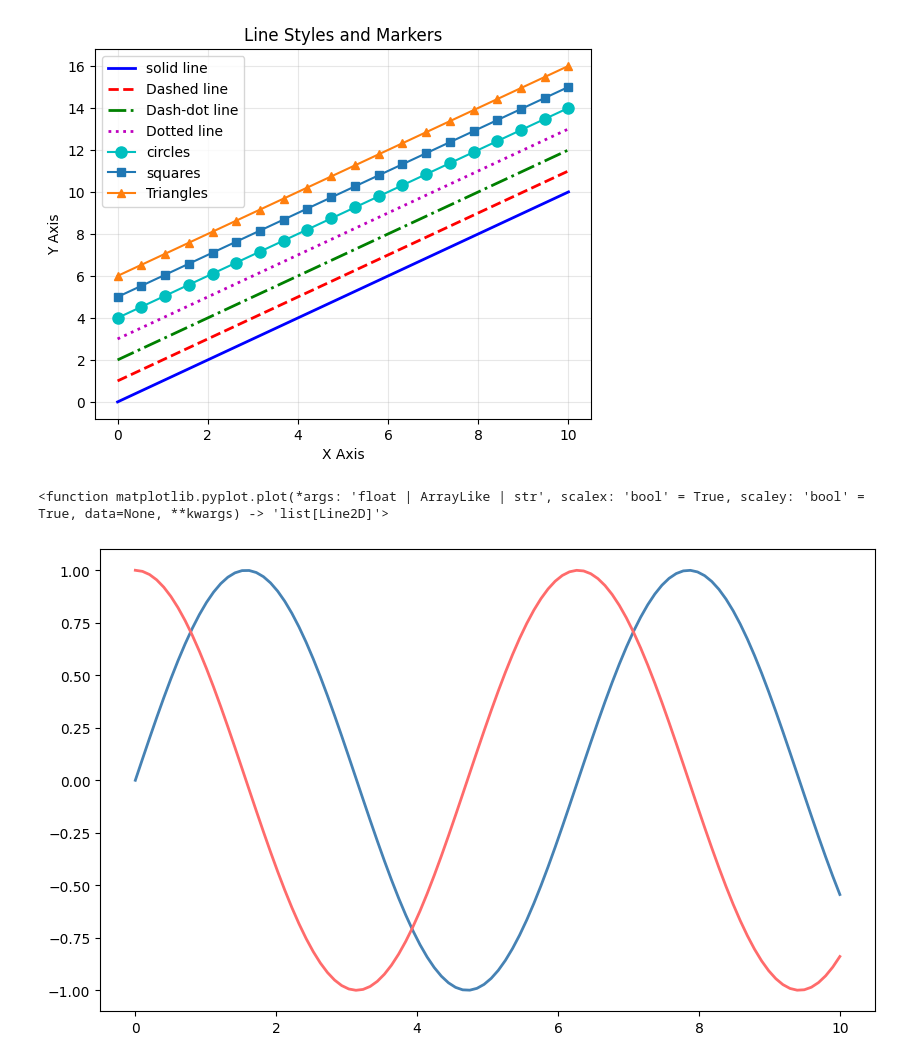
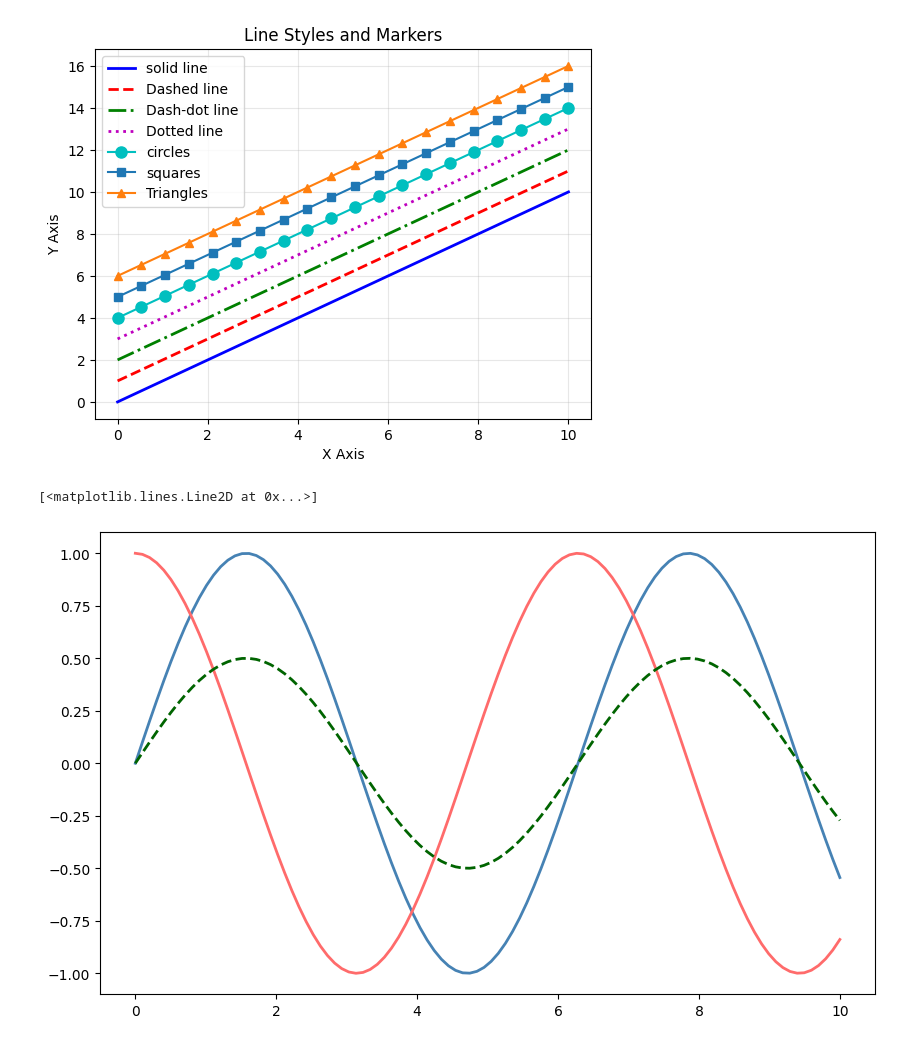
Before and after one commit to IT21314742/Python-Matplotlib-Refresh, a Jupyter notebook: Matlab again.ipynb, the cells around one changed output. Saved outputs shown, nothing was run; the diff lists cells and outputs as text; code cells hidden in the pictures.

```diff
--- a/Matlab again.ipynb
+++ b/Matlab again.ipynb
@@ -124,11 +124,11 @@ plt.grid(True, alpha=0.3)
 # %%
 # Using color names and hex codes
 x = np.linspace(0, 10, 100)
 
 plt.figure(figsize=(10, 6))
 plt.plot(x, np.sin(x), color='steelblue', linewidth=2, label='steelblue')
 plt.plot(x, np.cos(x), color='#FF6B6B', linewidth=2, label='#FF6B6B (hex)')
-plt.plot(x np.sin(x)*0.5, color='darkgreen', linestyle='--', linewidth=2, label='darkgreen dashed')
+plt.plot(x, np.sin(x)*0.5, color='darkgreen', linestyle='--', linewidth=2, label='darkgreen dashed')
 # %% [output]
-<function matplotlib.pyplot.plot(*args: 'float | ArrayLike | str', scalex: 'bool' = True, scaley: 'bool' = True, data=None, **kwargs) -> 'list[Line2D]'>
+[<matplotlib.lines.Line2D at 0x...>]
-[figure, old version]
+[figure, new version]
```
